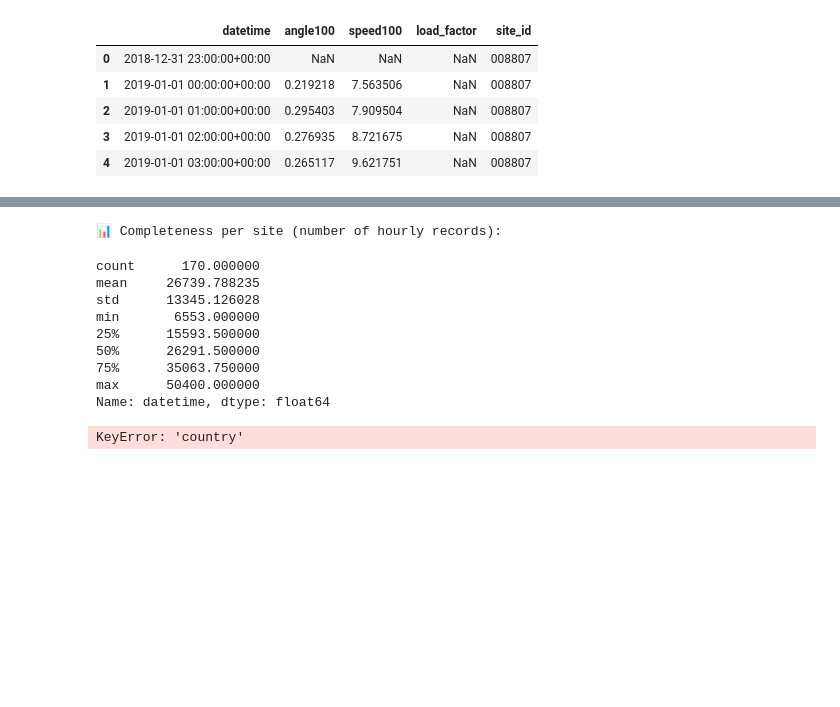
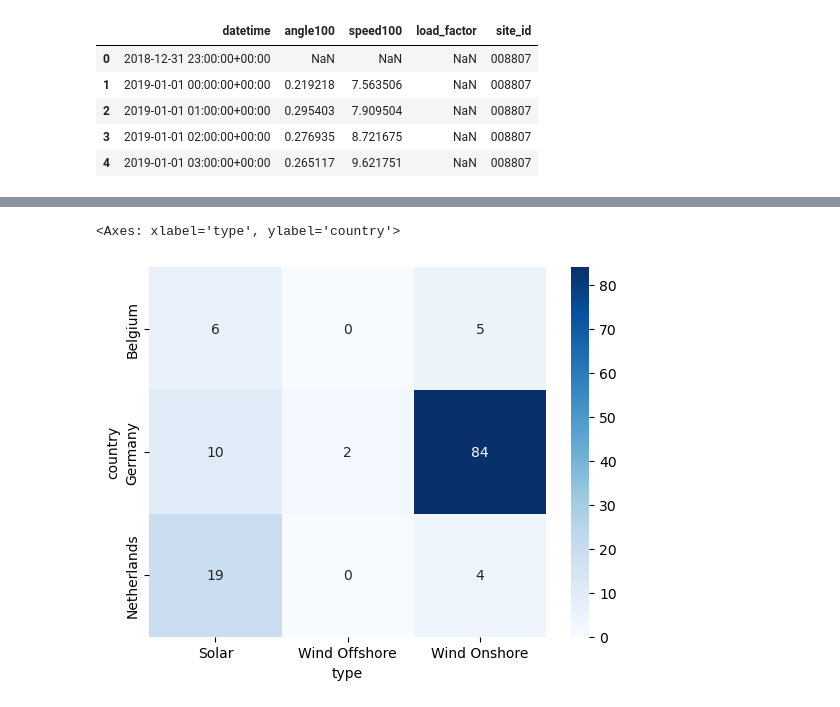
Before and after one commit to helhendawy/QDC-Lib, a Jupyter notebook: Comprehensive CODE.ipynb, the cells around one changed output, grey strips where cells are left out. Saved outputs shown, nothing was run; the diff lists cells and outputs as text; code cells hidden in the pictures; blank space fills up the shorter version.

```diff
--- a/Comprehensive CODE.ipynb
+++ b/Comprehensive CODE.ipynb
@@ -890,27 +1067,7 @@ End  : 2024-09-30 23:00:00
-# %%
-# Completeness per site
-site_completeness = part1_df.groupby('site_id')['datetime'].nunique().describe()
-print("📊 Completeness per site (number of hourly records):")
-display(site_completeness)
-# %% [output]
-📊 Completeness per site (number of hourly records):
-count      170.000000
-mean     26739.788235
-std      13345.126028
-min       6553.000000
-25%      15593.500000
-50%      26291.500000
-75%      35063.750000
-max      50400.000000
-Name: datetime, dtype: float64
-# %%
-# Group by country and type
-site_counts = sites_df.groupby(['country', 'type'])['site'].nunique().reset_index()
-
-# Rename for clarity
-site_counts.rename(columns={'site': 'site_count'}, inplace=True)
-
-# Preview
-display(site_counts)
-# %% [output]
-KeyError: 'country'
+# %%
+# Heatmap: Country × Type
+country_type_matrix = exploratory_df.groupby(['country', 'type'])['site_id'].nunique().unstack(fill_value=0)
+sns.heatmap(country_type_matrix, annot=True, cmap="Blues")
+# %% [output]
+<Axes: xlabel='type', ylabel='country'>
+[figure, added]
```
Also changed, not shown: parts of 22 cells of this notebook.
